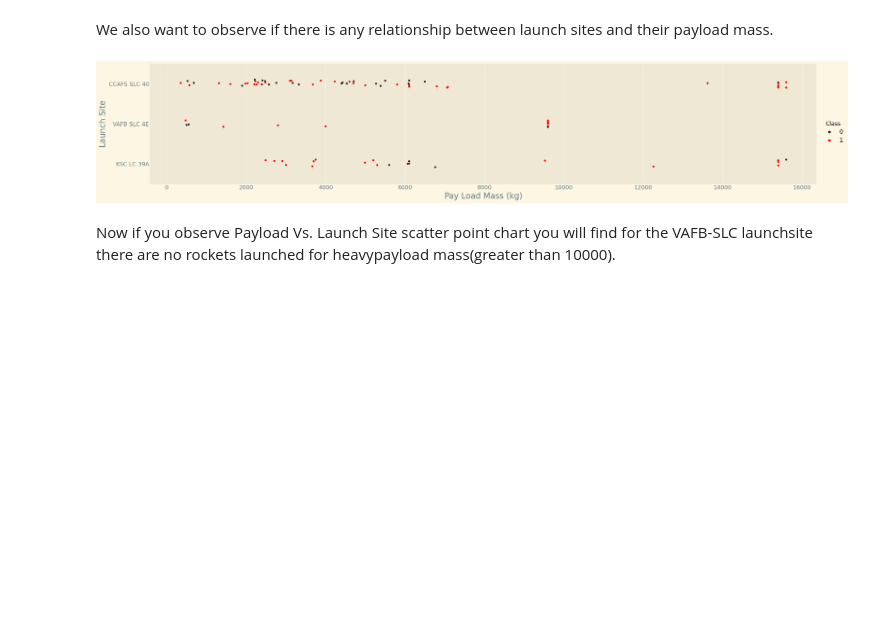
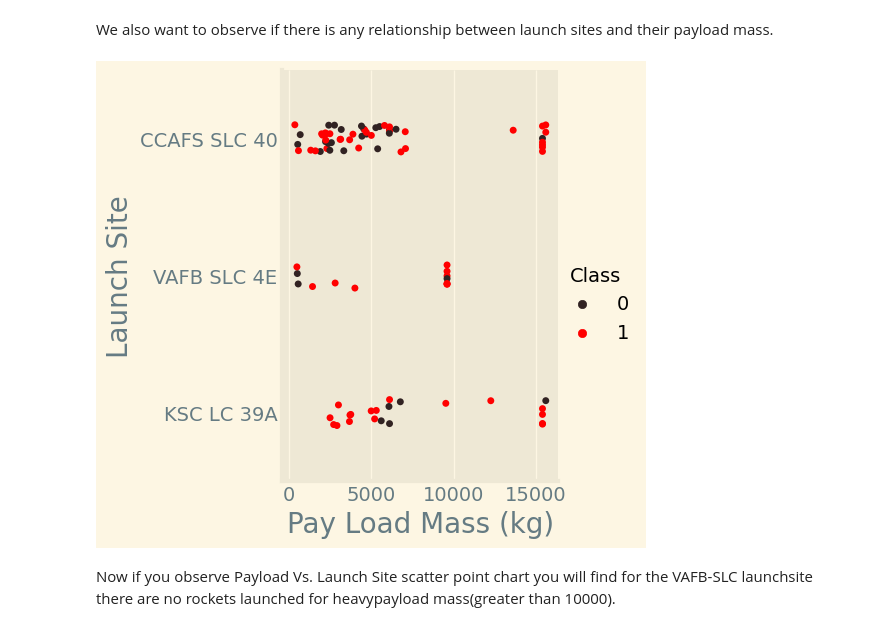
Before and after one commit to Lakhdher/Applied-Data-Science-Capstone-Project-SpaceX, a Jupyter notebook: jupyter-labs-eda-dataviz.ipynb, the cells around one changed output. Cells and saved outputs as stored; diff of their text form; code cells hidden in the pictures; blank space fills up the shorter version.

```diff
--- a/jupyter-labs-eda-dataviz.ipynb
+++ b/jupyter-labs-eda-dataviz.ipynb
@@ -103,12 +103,12 @@ Now try to explain the patterns you found in the Flight Number vs. Launch Site s
 We also want to observe if there is any relationship between launch sites and their payload mass.
 # %%
 # Plot a scatter point chart with x axis to be Pay Load Mass (kg) and y axis to be the launch site, and hue to be the class value
-sns.catplot(y="LaunchSite", x="PayloadMass", hue="Class", data=df, aspect = 5,color='r')
+sns.catplot(y="LaunchSite", x="PayloadMass", hue="Class", data=df, aspect = 1,color='r')
 plt.xlabel("Pay Load Mass (kg)",fontsize=20)
 plt.ylabel("Launch Site",fontsize=20)
 plt.show()
 # %% [output]
-[figure, old version]
+[figure, new version]
 # %% [markdown]
 Now if you observe Payload Vs. Launch Site scatter point chart you will find for the VAFB-SLC  launchsite there are no  rockets  launched for  heavypayload mass(greater than 10000).
 # %% [markdown]
```
Also changed, not shown: parts of 3 cells of this notebook, 2 other files.
